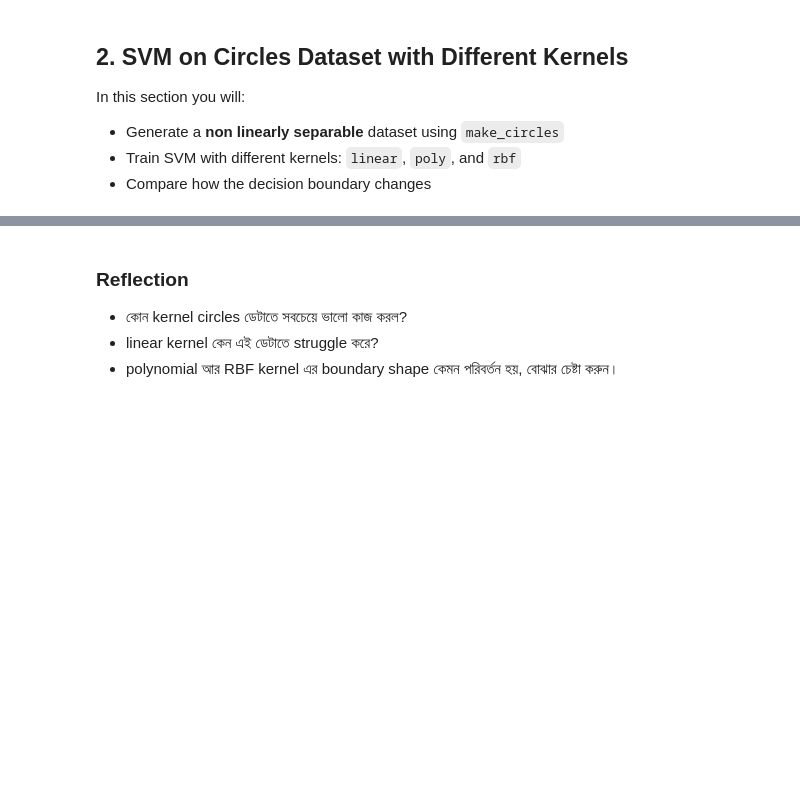
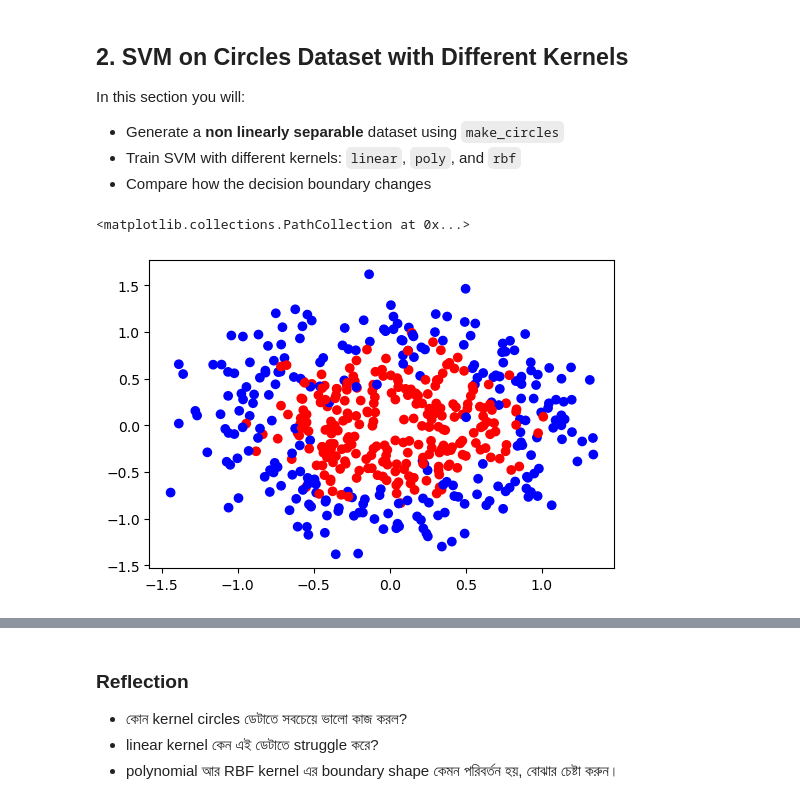
Before and after one commit to Tanvir-yzu/AI_ML-Expert-With-Phitron-Batch-01, a Jupyter notebook: Machine Learning/Module_15_Practice.ipynb, the cells around one changed output, grey strips where cells are left out. Drawn from its saved outputs; the diff is of its cells as text; code cells hidden in the pictures; blank space fills up the shorter version.

```diff
--- a/Machine Learning/Module_15_Practice.ipynb
+++ b/Machine Learning/Module_15_Practice.ipynb
@@ -35,11 +37,15 @@ In this section you will:
 # TODO: use make_circles to generate a dataset with 500 samples
 # Hint: use noise around 0.2 and factor around 0.5
 
-# X_circ, y_circ = make_circles(...)
+X_circ, y_circ = make_circles(n_samples=500, noise=0.2, factor=0.5, random_state=42)
 # %%
 # 2.2 Visualise the raw circles dataset
 # TODO: create a scatter plot of the circles dataset
 # Hint: use plt.scatter with c=y_circ and cmap='bwr'
+plt.scatter(X_circ[:, 0], X_circ[:, 1], c=y_circ, cmap='bwr')
+# %% [output]
+<matplotlib.collections.PathCollection at 0x...>
+[figure, added]
 # %%
 # 2.3 Train test split and scaling
 # TODO: split the data into train and test sets
```
Also changed, not shown: parts of 12 cells of this notebook.
